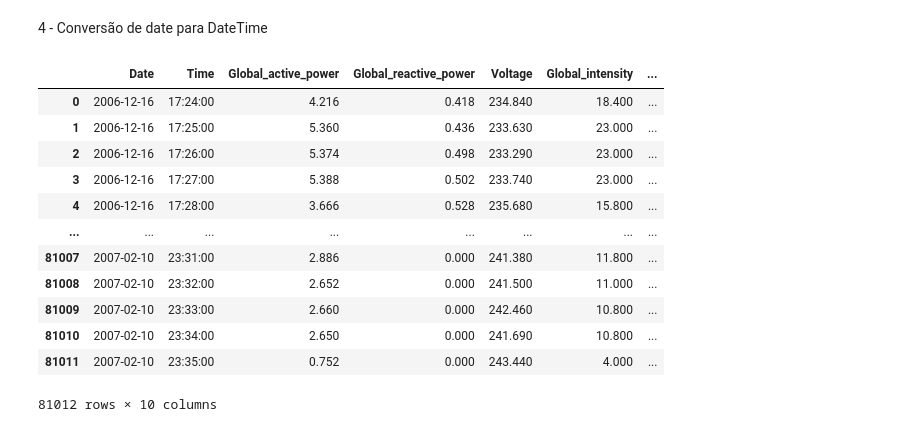
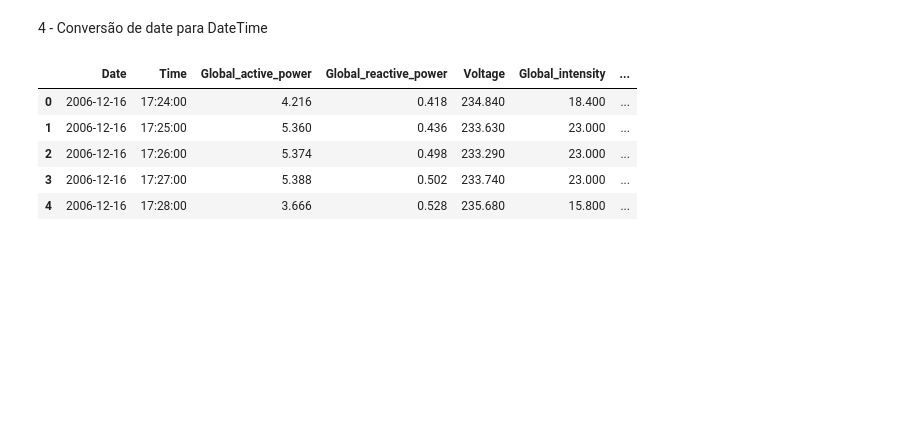
Before and after one commit to NathanMagno/energy-consumers-data, a Jupyter notebook: cp04.ipynb, the cells around one changed output. Drawn from its saved outputs; the diff is of its cells as text; code cells hidden in the pictures; blank space fills up the shorter version.

```diff
--- a/cp04.ipynb
+++ b/cp04.ipynb
@@ -46,18 +34,11 @@ dtype: int64
 # %%
 df['Date'] = pd.to_datetime(df['Date'], format='%d/%m/%Y')
 df['Day_of_Week'] = df['Date'].dt.day_name()
-display(df)
+display(df.head())
 # %% [output]
 |  | Date | Time | Global_active_power | Global_reactive_power | Voltage | Global_intensity | ... |
 | 0 | 2006-12-16 | 17:24:00 | 4.216 | 0.418 | 234.840 | 18.400 | ... |
 | 1 | 2006-12-16 | 17:25:00 | 5.360 | 0.436 | 233.630 | 23.000 | ... |
 | 2 | 2006-12-16 | 17:26:00 | 5.374 | 0.498 | 233.290 | 23.000 | ... |
 | 3 | 2006-12-16 | 17:27:00 | 5.388 | 0.502 | 233.740 | 23.000 | ... |
 | 4 | 2006-12-16 | 17:28:00 | 3.666 | 0.528 | 235.680 | 15.800 | ... |
-| ... | ... | ... | ... | ... | ... | ... | ... |
-| 81007 | 2007-02-10 | 23:31:00 | 2.886 | 0.000 | 241.380 | 11.800 | ... |
-| 81008 | 2007-02-10 | 23:32:00 | 2.652 | 0.000 | 241.500 | 11.000 | ... |
-| 81009 | 2007-02-10 | 23:33:00 | 2.660 | 0.000 | 242.460 | 10.800 | ... |
-| 81010 | 2007-02-10 | 23:34:00 | 2.650 | 0.000 | 241.690 | 10.800 | ... |
-| 81011 | 2007-02-10 | 23:35:00 | 0.752 | 0.000 | 243.440 | 4.000 | ... |
-81012 rows × 10 columns
```
Also changed, not shown: parts of 5 cells of this notebook.
